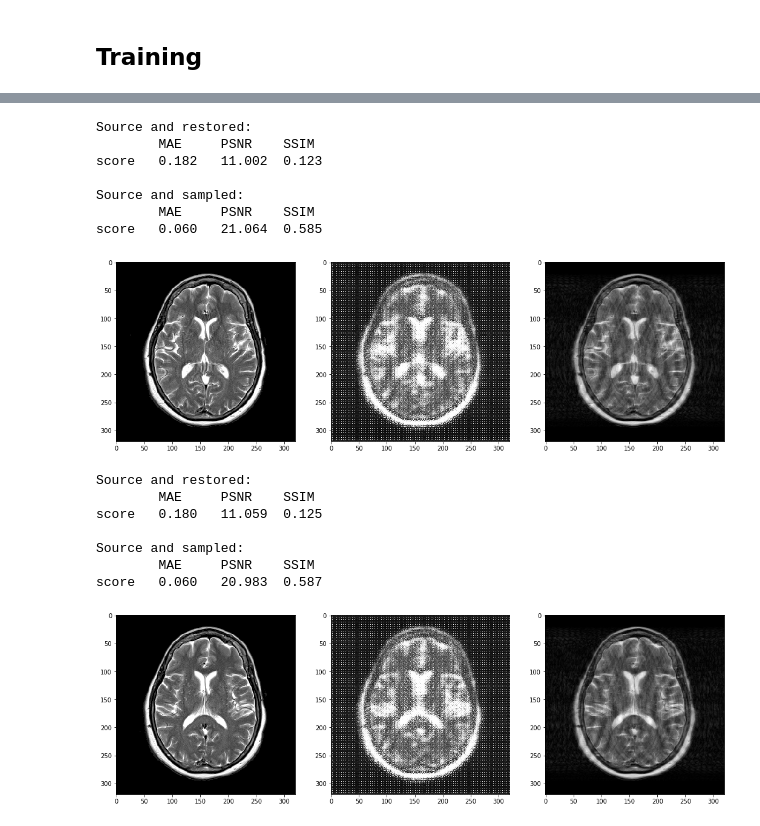
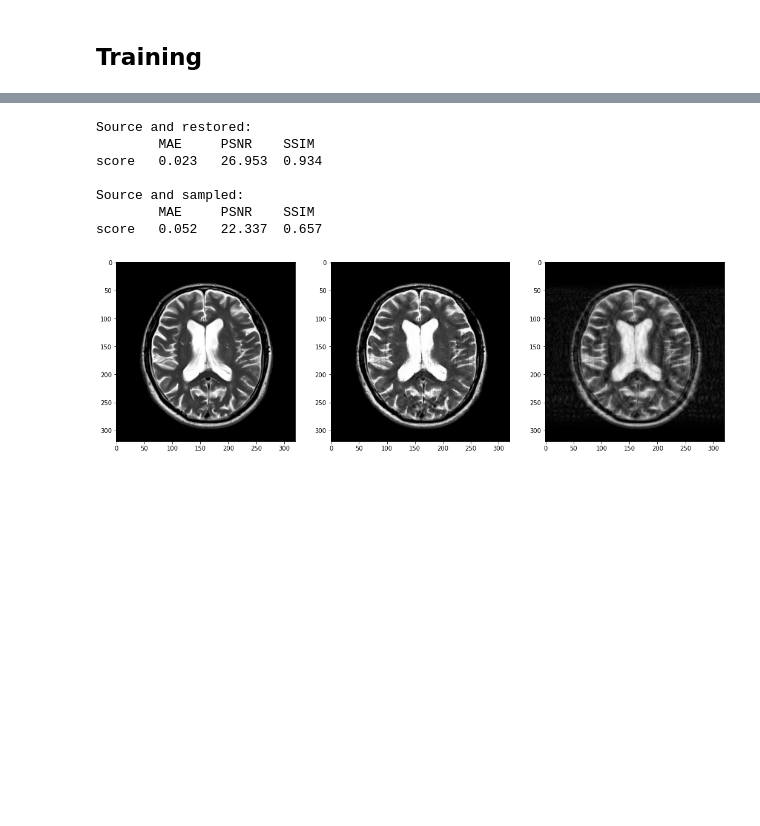
Before and after one commit to alexey-pronkin/fastMRI-ML-project, a Jupyter notebook: train.ipynb, the cells around one changed output, grey strips where cells are left out. Cells and saved outputs as stored; diff of their text form; code cells hidden in the pictures; blank space fills up the shorter version.

Commit message:
fix train

```diff
--- a/train.ipynb
+++ b/train.ipynb
@@ -248,6 +253,7 @@ class FastMRI_Train:
         generator_train_losses = []
 
         for source, sampled in train_loader:
+
             source = source.to(self.device)
             sampled = sampled.to(self.device)
 
@@ -265,11 +271,12 @@ class FastMRI_Train:
         generator_val_losses = []
 
         for source, sampled in val_loader:
+
             source = source.to(self.device)
             sampled = sampled.to(self.device)
 
-            discriminator_val_losses.append(self.discriminator_loss(sampled, source))
-            generator_val_losses.append(self.generator_loss(sampled, source))
+            discriminator_val_losses.append(self.discriminator_loss(sampled, source).data)
+            generator_val_losses.append(self.generator_loss(sampled, source).data)
 
         return sum(discriminator_val_losses) / len(discriminator_val_losses), \
                sum(generator_val_losses) / len(generator_val_losses)
@@ -322,8 +329,9 @@ class FastMRI_Train:
             self.train_losses['generator'].append(generator_train_loss)
             self.train_losses['discriminator'].append(discriminator_train_loss)
 
+            #print(f'Train: {time() - epoch_start}')
             if val_loader:
-                discriminator_val_loss, generator_val_loss = self.eval(train_loader)
+                discriminator_val_loss, generator_val_loss = self.eval(val_loader)
                 self.val_losses['generator'].append(generator_val_loss)
                 self.val_losses['discriminator'].append(discriminator_val_loss)
 
@@ -358,9 +366,12 @@ betas = (0.5, 0.999)
 G_optimizer = torch.optim.Adam(G.parameters(), lr=lr, betas=betas)
 D_optimizer = torch.optim.Adam(D.parameters(), lr=lr, betas=betas)
 
-train_loader = torch_data.DataLoader(fmri_train, batch_size=1, shuffle=True)
-val_loader = torch_data.DataLoader(fmri_val, batch_size=len(fmri_val), shuffle=False)
+train_loader = torch_data.DataLoader(fmri_train, batch_size=32, shuffle=True, num_workers=8)
+val_loader = torch_data.DataLoader(fmri_val, batch_size=32, shuffle=False, num_workers=8)
 
 device = torch.device('cuda:0' if torch.cuda.is_available() else 'cpu')
 print('Device:', device)
+
+if device == torch.device('cuda:0'):
+    torch.cuda.empty_cache()
 # %% [output]
@@ -370,5 +381,5 @@ Device: cpu
 pix2pix = FastMRI_Train(G, D, G_optimizer, D_optimizer, l1_lambda,
                         acceleration, PATH_TO_MODELS, PATH_TO_LOGS, device)
 
-epochs = 4
+epochs = 10
 pix2pix.train(epochs, train_loader, val_loader, verbose=True, logging=True)
@@ -393,42 +390,34 @@ Train time: 0.6 min
 # %%
-G = load_torch_model(Generator(), os.path.join(pix2pix.models_dir, 'G_best.pth'))
-D = load_torch_model(Discriminator(), os.path.join(pix2pix.models_dir, 'D_best.pth'))
+G = load_torch_model(Generator(), os.path.join('models/x2/2020-04-03-01.24.16/', 'G_best.pth'))
+#G.to(device)
+#D = load_torch_model(Discriminator(), os.path.join(pix2pix.models_dir, 'D_best.pth'))
 # %%
-n = 3
+n = 1
 
 for i, (source, sampled) in enumerate(train_loader, 1):
 
     restored = G(sampled)
 
     fig, axis = plt.subplots(1, 3, figsize=(18, 16))
     axis[0].imshow(source[0, 0], cmap='gray', vmin=0, vmax=1)
     axis[2].imshow(sampled[0, 0], cmap='gray', vmin=0, vmax=1)
     axis[1].imshow(restored[0, 0].data, cmap='gray', vmin=0, vmax=1)
 
     print('Source and restored:')
-    compare_imgs(source.data.squeeze(), restored.data.squeeze(), verbose=True)
+    compare_imgs(source[0, 0].data, restored[0, 0].data, verbose=True)
     print('\nSource and sampled:')
-    compare_imgs(source.data.squeeze(), sampled.data.squeeze(), verbose=True)
-
+    compare_imgs(source[0, 0].data, sampled[0, 0].data, verbose=True)
 
     plt.show()
 
     if i >= n:
         break
 # %% [output]
 Source and restored:
         MAE     PSNR    SSIM
-score   0.182   11.002  0.123
+score   0.023   26.953  0.934
 
 Source and sampled:
         MAE     PSNR    SSIM
-score   0.060   21.064  0.585
+score   0.052   22.337  0.657
-[figure, old version]
+[figure, new version]
-Source and restored:
-        MAE     PSNR    SSIM
-score   0.180   11.059  0.125
-
-Source and sampled:
-        MAE     PSNR    SSIM
-score   0.060   20.983  0.587
-[figure, removed]
```
Also changed, not shown: parts of 7 cells of this notebook.
